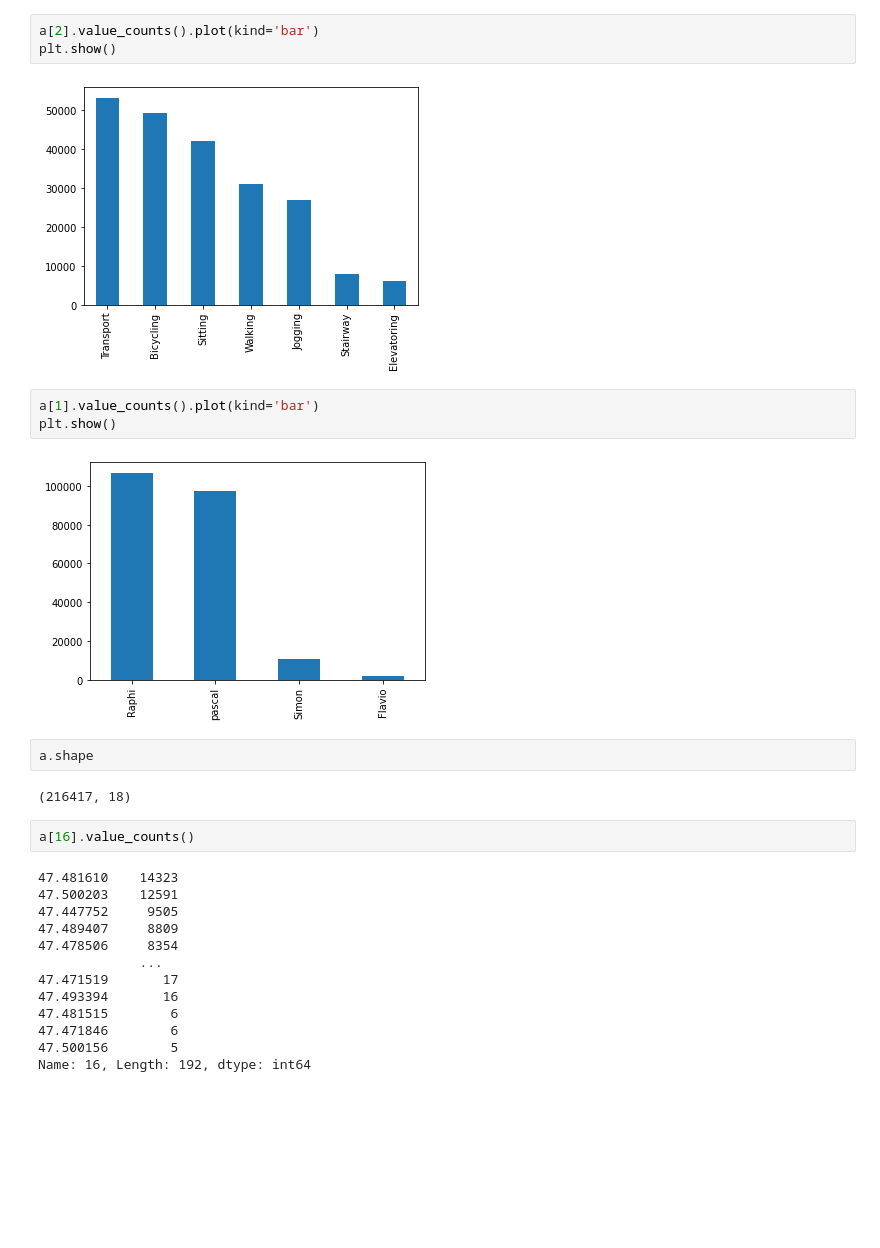
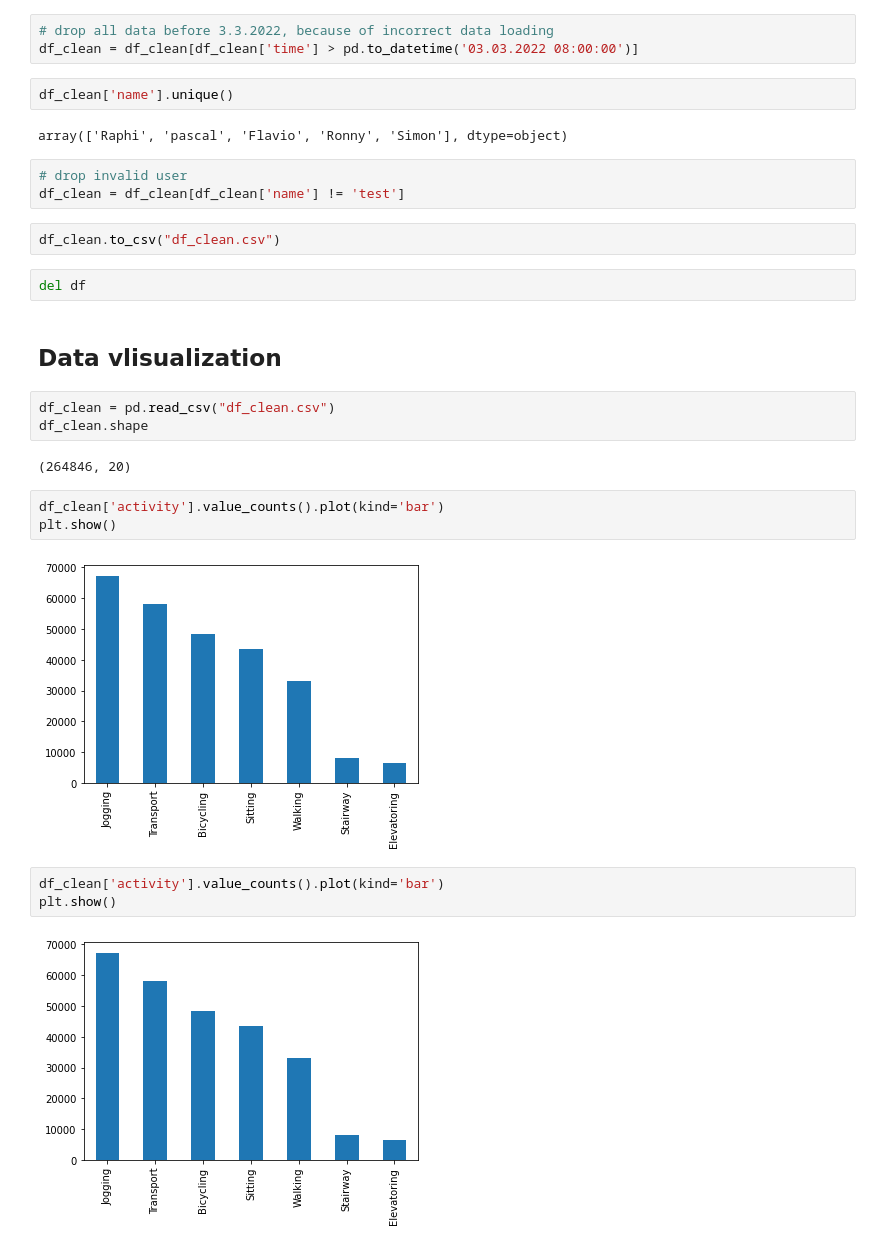
Before and after one commit to phyti1/ds_activity_tracker, a Jupyter notebook: Analyse/Analyse.ipynb, the cells around one changed output. Drawn from its saved outputs; the diff is of its cells as text; blank space fills up the shorter version.

Commit message:
added data cleaning, progress chart,...

```diff
--- a/Analyse/Analyse.ipynb
+++ b/Analyse/Analyse.ipynb
@@ -28,29 +65,31 @@ a = pd.read_csv('test.csv', index_col=None, header=None)
+# %%
+# drop all data before 3.3.2022, because of incorrect data loading
+df_clean = df_clean[df_clean['time'] > pd.to_datetime('03.03.2022 08:00:00')]
+# %%
+df_clean['name'].unique()
+# %% [output]
+array(['Raphi', 'pascal', 'Flavio', 'Ronny', 'Simon'], dtype=object)
+# %%
+# drop invalid user
+df_clean = df_clean[df_clean['name'] != 'test']
+# %%
+df_clean.to_csv("df_clean.csv")
+# %%
+del df
+# %% [markdown]
+## Data vlisualization
+# %%
+df_clean = pd.read_csv("df_clean.csv")
+df_clean.shape
+# %% [output]
+(264846, 20)
 # %%
-a[2].value_counts().plot(kind='bar')
+df_clean['activity'].value_counts().plot(kind='bar')
 plt.show()
 # %% [output]
-[figure, old version]
+[figure, new version]
 # %%
-a[1].value_counts().plot(kind='bar')
+df_clean['activity'].value_counts().plot(kind='bar')
 plt.show()
 # %% [output]
-[figure, old version]
+[figure, new version]
-# %%
-a.shape
-# %% [output]
-(216417, 18)
-# %%
-a[16].value_counts()
-# %% [output]
-47.481610    14323
-47.500203    12591
-47.447752     9505
-47.489407     8809
-47.478506     8354
-             ...
-47.471519       17
-47.493394       16
-47.481515        6
-47.471846        6
-47.500156        5
-Name: 16, Length: 192, dtype: int64
```
Also changed, not shown: parts of 11 cells of this notebook, 2 other files.
